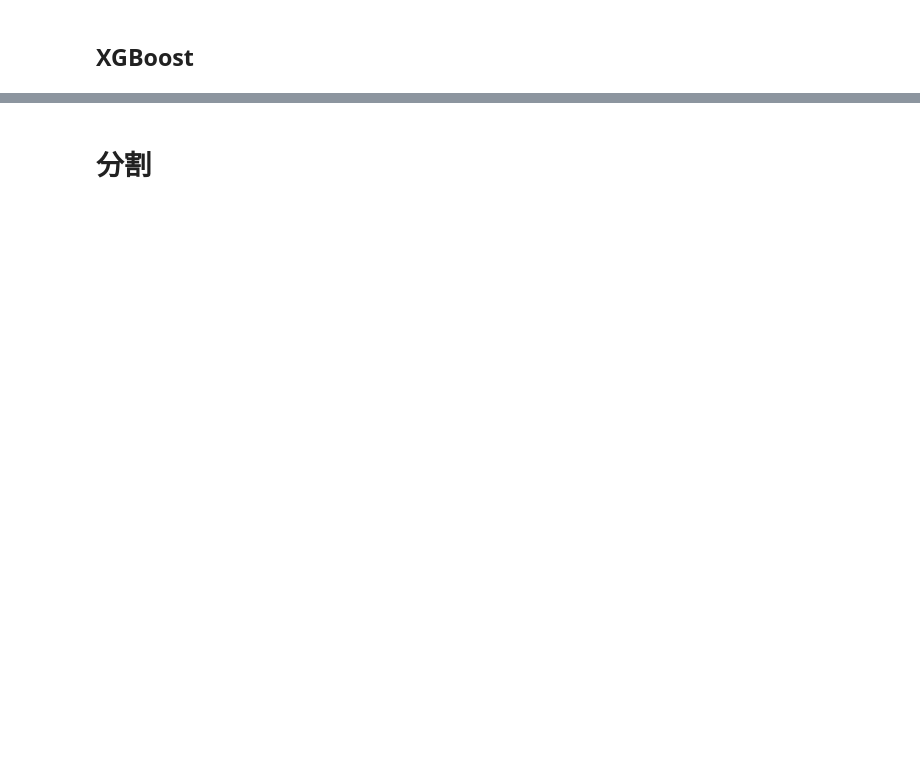
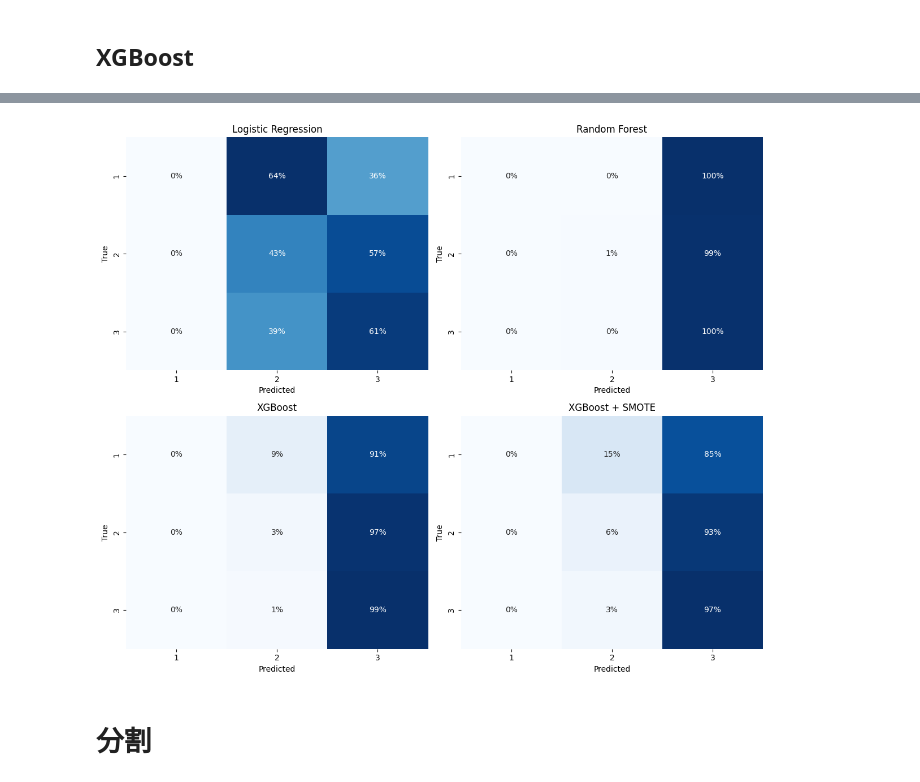
Before and after one commit to Van-Wu1/0006, a Jupyter notebook: scr/submission.ipynb, the cells around one changed output, grey strips where cells are left out. Drawn from its saved outputs; the diff is of its cells as text; code cells hidden in the pictures; blank space fills up the shorter version.

```diff
--- a/scr/submission.ipynb
+++ b/scr/submission.ipynb
@@ -796,3 +901,45 @@ KeyboardInterrupt:
+# %%
+import matplotlib.pyplot as plt
+import seaborn as sns
+import pandas as pd
+from sklearn.metrics import confusion_matrix
+
+# ✅ 恢复标签（如果做过 -1）
+y_test_plot = y_test + 1
+y_pred_log_plot = y_pred_log + 1
+y_pred_rf_plot = y_pred_rf + 1
+y_pred_xgb_plot = y_pred_xgb + 1
+y_pred_xgb_smote_plot = y_pred_xgb_smote + 1
+
+# ✅ 标签顺序
+labels = [1, 2, 3]
+
+# ✅ 模型信息
+model_names = ["Logistic Regression", "Random Forest", "XGBoost", "XGBoost + SMOTE"]
+y_preds = [y_pred_log_plot, y_pred_rf_plot, y_pred_xgb_plot, y_pred_xgb_smote_plot]
+
+# ✅ 可视化函数
+def plot_misclassification(y_test, y_pred, title, ax):
+    cm = confusion_matrix(y_test, y_pred, labels=labels)
+    cm_df = pd.DataFrame(cm, index=labels, columns=labels)
+    cm_percent = cm_df.div(cm_df.sum(axis=1), axis=0).round(3)
+    sns.heatmap(cm_percent, annot=True, fmt=".0%", cmap='Blues', ax=ax, cbar=False)
+    ax.set_title(title, fontsize=12)
+    ax.set_xlabel("Predicted")
+    ax.set_ylabel("True")
+
+# ✅ 创建 2x2 子图
+fig, axes = plt.subplots(2, 2, figsize=(12, 10))  # 2行2列，适配4个图
+axes = axes.flatten()  # 将 2x2 数组展开成一维列表以便迭代
+
+# ✅ 遍历绘图
+for ax, pred, name in zip(axes, y_preds, model_names):
+    plot_misclassification(y_test_plot, pred, name, ax)
+
+plt.tight_layout()
+plt.show()
+# %% [output]
+[figure, added]
 # %% [markdown]
 # 分割
 # %%
```
Also changed, not shown: parts of 12 cells of this notebook, 3 other files.
